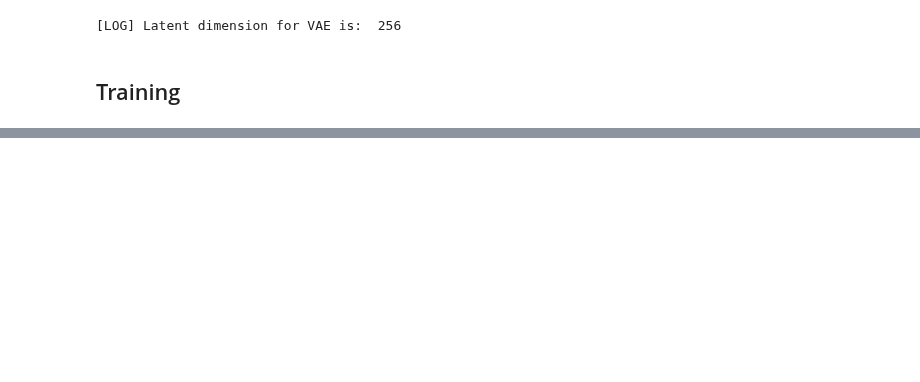
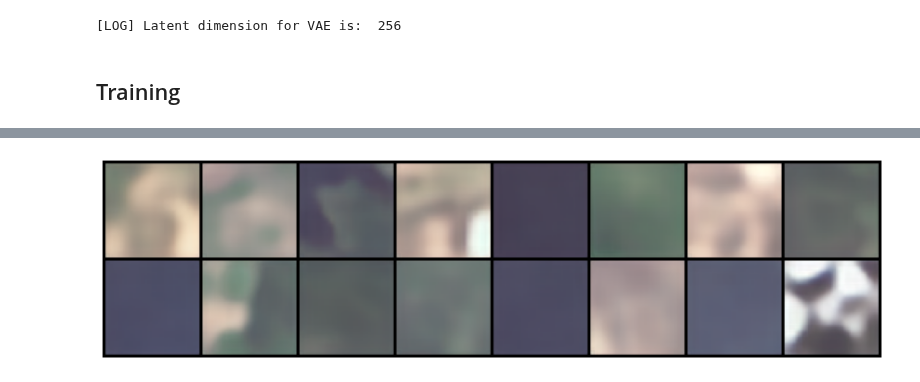
Before and after one commit to AlexanderLontke/ssl-remote-sensing, a Jupyter notebook: notebooks/VAE.ipynb, the cells around one changed output, grey strips where cells are left out. Cells and saved outputs as stored; diff of their text form; code cells hidden in the pictures; blank space fills up the shorter version.

```diff
--- a/notebooks/VAE.ipynb
+++ b/notebooks/VAE.ipynb
@@ -1204,8 +736,0 @@ axes[2].legend()
-# %%
-# Initialise a UNet() model
-#ResNetUNet(1,encoder = best_model.encoder)
-ResNetUNet(1,encoder = torchvision.models.resnet18(pretrained=True))
-# Load pretrained weights
-model.load_state_dict(torch.load(os.path.join(save_model_path,'segmentation_model.pth')))
-# Move to device (GPU or CPU)
-model.to(device);
@@ -1268,0 +856,2 @@ IoU: 0.564
+# %%
+decoded_imgs = model.training_step(images.to(device))[1]
@@ -1268,0 +864,16 @@ IoU: 0.564
+# %%
+decoded_imgs = model.training_step(images.to(device))[1]
+img_list = []
+for image in decoded_imgs:
+  img = image[[3, 2, 1], :, :]
+  img_list.append(img)
+# print(img_list)
+grid = torchvision.utils.make_grid(img_list, nrow=8)
+def show(img):
+    fig, ax = plt.subplots(1, figsize=(15,15))
+    plt.axis('off')
+    npimg = img.to("cpu").numpy().astype(int)
+    plt.imshow(np.transpose(npimg, (1,2,0)))
+    plt.show()
+show(grid)
+# %% [output]
@@ -1268,0 +881 @@ IoU: 0.564
+[figure, added]
```
Also changed, not shown: parts of 103 cells of this notebook.
